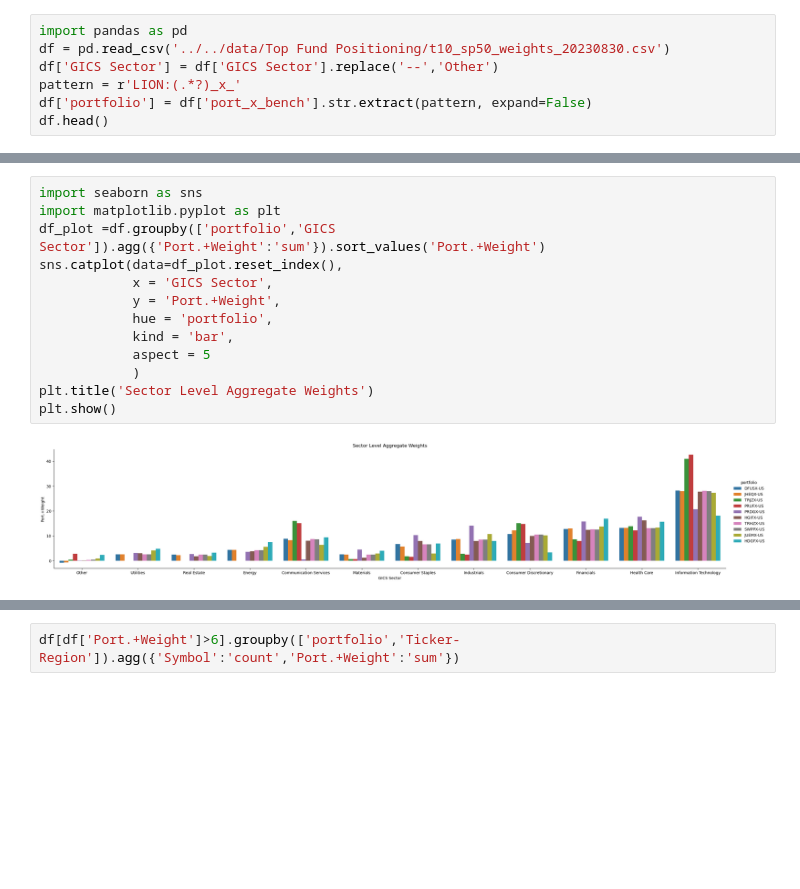
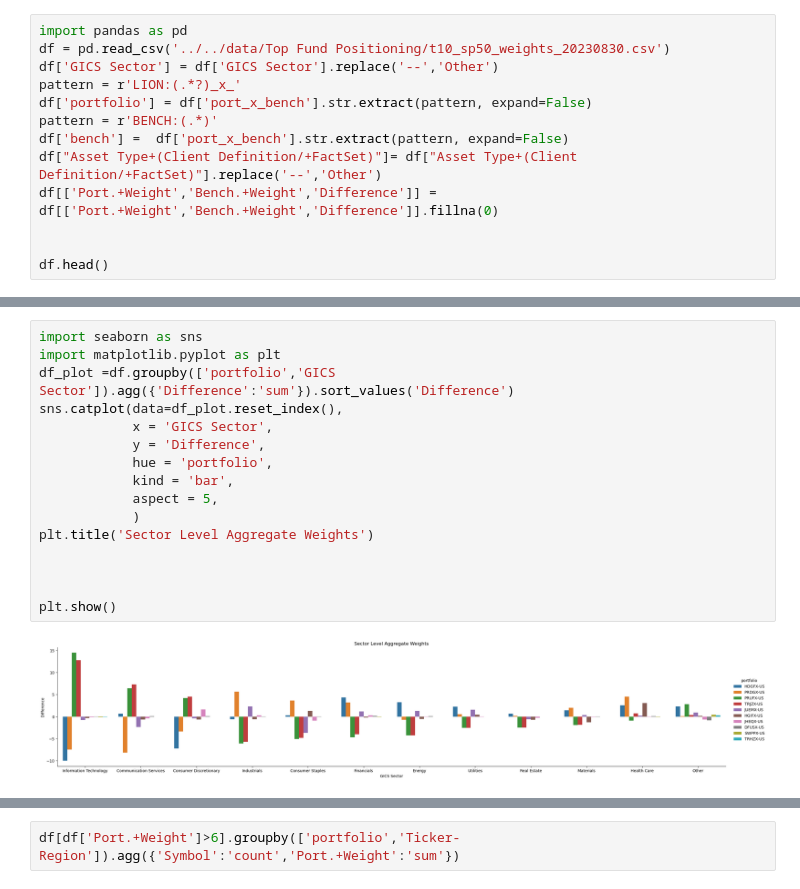
Before and after one commit to nurciuoli/FdsPy, a Jupyter notebook: analysis/Top Fund Positioning/Top 10 Funds by AUM Positioning - S&P 500.ipynb, the cells around one changed output, grey strips where cells are left out. Saved outputs shown, nothing was run; the diff lists cells and outputs as text; blank space fills up the shorter version.

```diff
--- a/analysis/Top Fund Positioning/Top 10 Funds by AUM Positioning - S&P 500.ipynb
+++ b/analysis/Top Fund Positioning/Top 10 Funds by AUM Positioning - S&P 500.ipynb
@@ -4,6 +4,12 @@ df = pd.read_csv('../../data/Top Fund Positioning/t10_sp50_weights_20230830.csv'
 df['GICS Sector'] = df['GICS Sector'].replace('--','Other')
 pattern = r'LION:(.*?)_x_'
 df['portfolio'] = df['port_x_bench'].str.extract(pattern, expand=False)
+pattern = r'BENCH:(.*)'
+df['bench'] =  df['port_x_bench'].str.extract(pattern, expand=False)
+df["Asset Type+(Client Definition/+FactSet)"]= df["Asset Type+(Client Definition/+FactSet)"].replace('--','Other')
+df[['Port.+Weight','Bench.+Weight','Difference']] = df[['Port.+Weight','Bench.+Weight','Difference']].fillna(0)
+
+
 df.head()
 # %% [output]
 |  | Unnamed: 0 | Symbol | security0 | Ticker-Region | GICS Sector | GICS Industry Name | GICS Industry Group | ... |
@@ -16,15 +22,18 @@ df.head()
 # %%
 import seaborn as sns
 import matplotlib.pyplot as plt
-df_plot =df.groupby(['portfolio','GICS Sector']).agg({'Port.+Weight':'sum'}).sort_values('Port.+Weight')
+df_plot =df.groupby(['portfolio','GICS Sector']).agg({'Difference':'sum'}).sort_values('Difference')
 sns.catplot(data=df_plot.reset_index(),
             x = 'GICS Sector',
-            y = 'Port.+Weight',
+            y = 'Difference',
             hue = 'portfolio',
             kind = 'bar',
-            aspect = 5
+            aspect = 5,
             )
 plt.title('Sector Level Aggregate Weights')
+
+
+
 plt.show()
 # %% [output]
-[figure, old version]
+[figure, new version]
```
Also changed, not shown: parts of 8 cells of this notebook.
